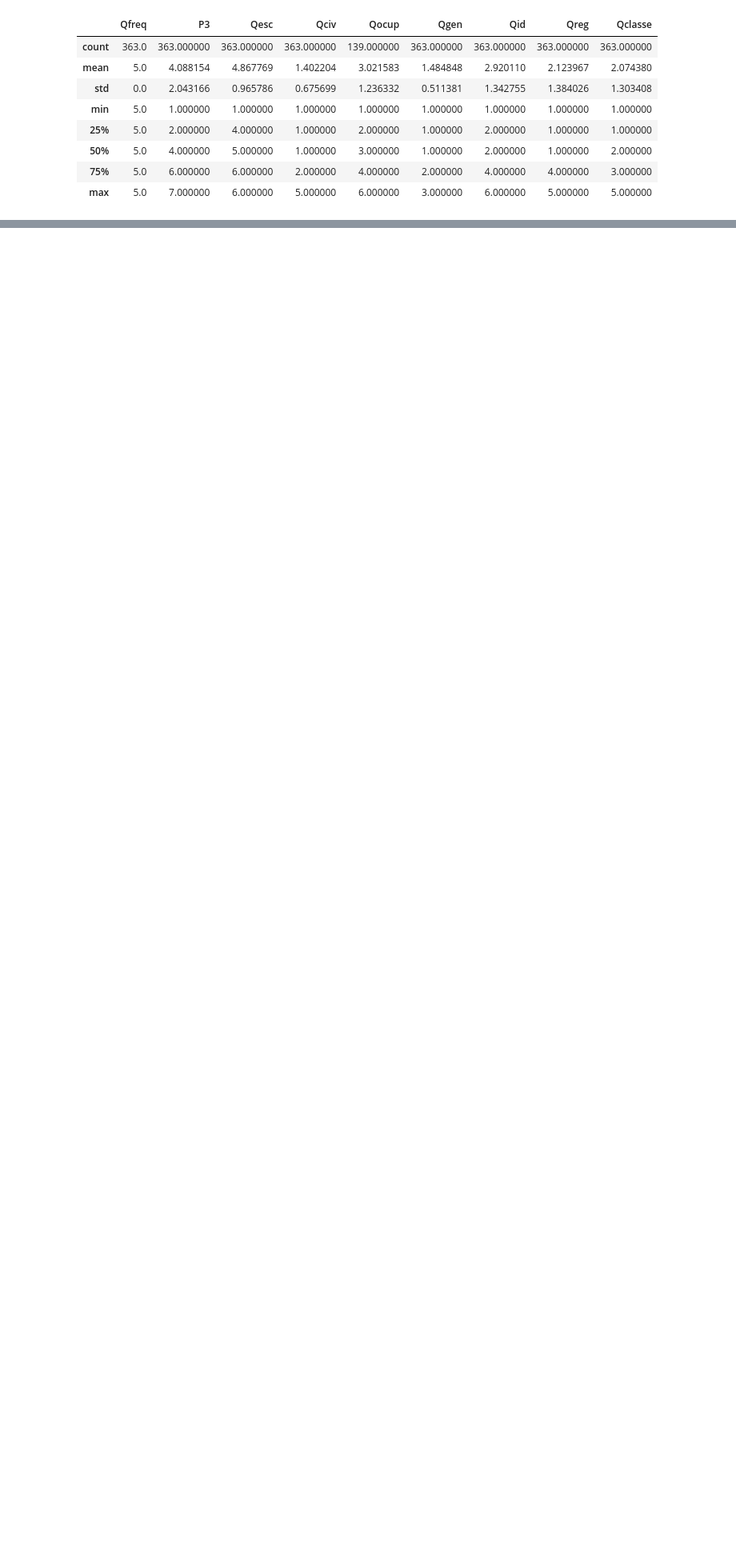
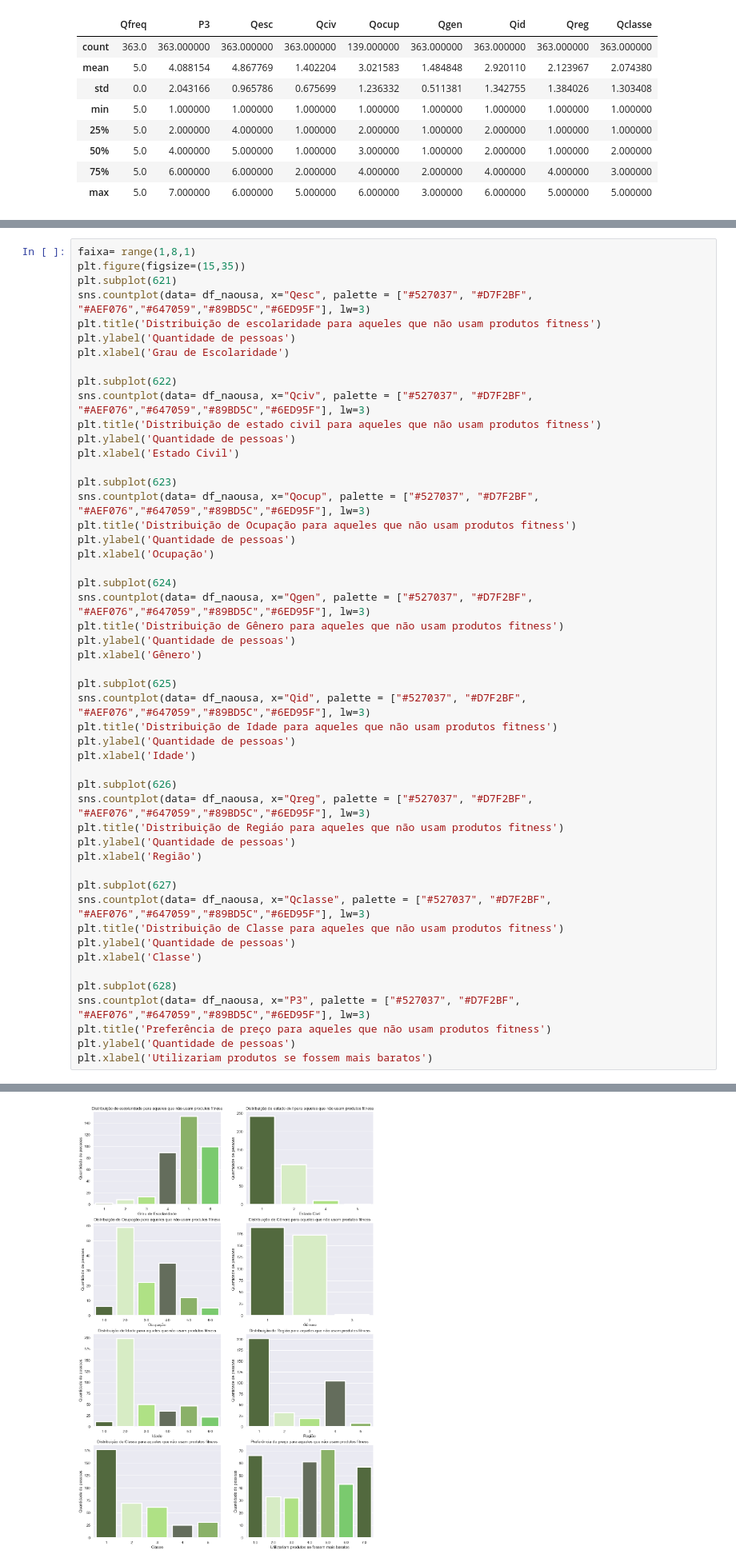
Before and after one commit to enzojunq/Base-de-dados, a Jupyter notebook: base.ipynb, the cells around one changed output, grey strips where cells are left out. Shown at 80% size. Drawn from its saved outputs; the diff is of its cells as text; blank space fills up the shorter version.

```diff
--- a/base.ipynb
+++ b/base.ipynb
@@ -189,0 +231,51 @@ df_naousa.tail()
+# %%
+faixa= range(1,8,1)
+plt.figure(figsize=(15,35))
+plt.subplot(621)
+sns.countplot(data= df_naousa, x="Qesc", palette = ["#527037", "#D7F2BF", "#AEF076","#647059","#89BD5C","#6ED95F"], lw=3)
+plt.title('Distribuição de escolaridade para aqueles que não usam produtos fitness')
+plt.ylabel('Quantidade de pessoas')
+plt.xlabel('Grau de Escolaridade')
+
+plt.subplot(622)
+sns.countplot(data= df_naousa, x="Qciv", palette = ["#527037", "#D7F2BF", "#AEF076","#647059","#89BD5C","#6ED95F"], lw=3)
+plt.title('Distribuição de estado civil para aqueles que não usam produtos fitness')
+plt.ylabel('Quantidade de pessoas')
+plt.xlabel('Estado Civil')
+
+plt.subplot(623)
+sns.countplot(data= df_naousa, x="Qocup", palette = ["#527037", "#D7F2BF", "#AEF076","#647059","#89BD5C","#6ED95F"], lw=3)
+plt.title('Distribuição de Ocupação para aqueles que não usam produtos fitness')
+plt.ylabel('Quantidade de pessoas')
+plt.xlabel('Ocupação')
+
+plt.subplot(624)
+sns.countplot(data= df_naousa, x="Qgen", palette = ["#527037", "#D7F2BF", "#AEF076","#647059","#89BD5C","#6ED95F"], lw=3)
+plt.title('Distribuição de Gênero para aqueles que não usam produtos fitness')
+plt.ylabel('Quantidade de pessoas')
+plt.xlabel('Gênero')
+
+plt.subplot(625)
+sns.countplot(data= df_naousa, x="Qid", palette = ["#527037", "#D7F2BF", "#AEF076","#647059","#89BD5C","#6ED95F"], lw=3)
+plt.title('Distribuição de Idade para aqueles que não usam produtos fitness')
+plt.ylabel('Quantidade de pessoas')
+plt.xlabel('Idade')
+
+plt.subplot(626)
+sns.countplot(data= df_naousa, x="Qreg", palette = ["#527037", "#D7F2BF", "#AEF076","#647059","#89BD5C","#6ED95F"], lw=3)
+plt.title('Distribuição de Regiáo para aqueles que não usam produtos fitness')
+plt.ylabel('Quantidade de pessoas')
+plt.xlabel('Região')
+
+plt.subplot(627)
+sns.countplot(data= df_naousa, x="Qclasse", palette = ["#527037", "#D7F2BF", "#AEF076","#647059","#89BD5C","#6ED95F"], lw=3)
+plt.title('Distribuição de Classe para aqueles que não usam produtos fitness')
+plt.ylabel('Quantidade de pessoas')
+plt.xlabel('Classe')
+
+plt.subplot(628)
+sns.countplot(data= df_naousa, x="P3", palette = ["#527037", "#D7F2BF", "#AEF076","#647059","#89BD5C","#6ED95F"], lw=3)
+plt.title('Preferência de preço para aqueles que não usam produtos fitness')
+plt.ylabel('Quantidade de pessoas')
+plt.xlabel('Utilizariam produtos se fossem mais baratos')
+# %% [output]
@@ -190,3 +283,4 @@ df_naousa.tail()
+[figure, added]
 # %%
 df_naosup = df[df.P12==2]
 df_naosup.describe()
```
Also changed, not shown: parts of 7 cells of this notebook.
